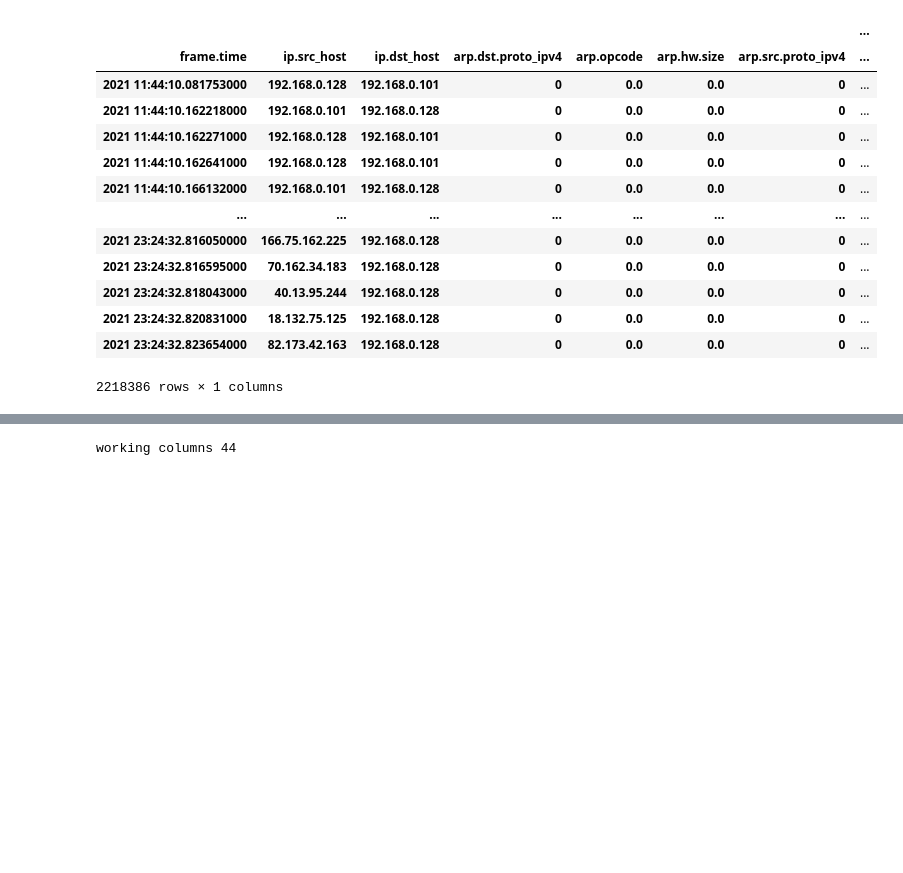
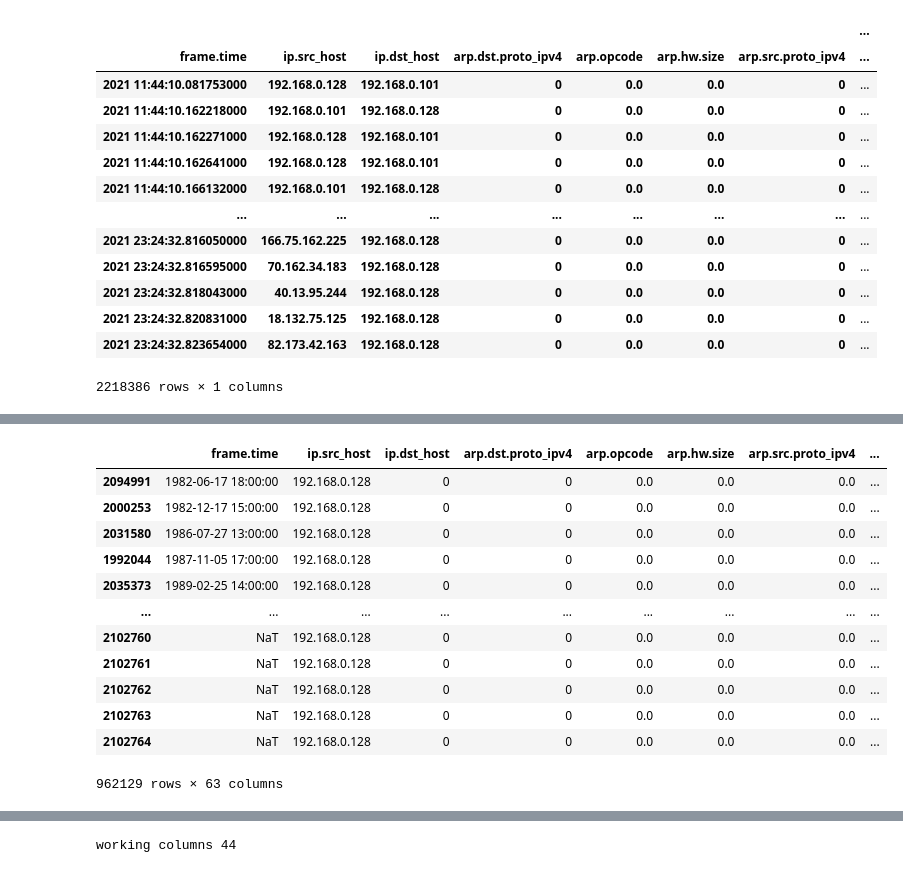
Before and after one commit to mohib988/Ml-project-Intruction-Detection, a Jupyter notebook: predict-attack-and-attack-type.ipynb, the cells around one changed output, grey strips where cells are left out. Drawn from its saved outputs; the diff is of its cells as text; code cells hidden in the pictures; blank space fills up the shorter version.

```diff
--- a/predict-attack-and-attack-type.ipynb
+++ b/predict-attack-and-attack-type.ipynb
@@ -138,3 +148,19 @@ df.describe(include='object')
+# %%
+filtered_df.sort_values(by="frame.time")
+# %% [output]
+|  | frame.time | ip.src_host | ip.dst_host | arp.dst.proto_ipv4 | arp.opcode | arp.hw.size | arp.src.proto_ipv4 | ... |
+| 2094991 | 1982-06-17 18:00:00 | 192.168.0.128 | 0 | 0 | 0.0 | 0.0 | 0.0 | ... |
+| 2000253 | 1982-12-17 15:00:00 | 192.168.0.128 | 0 | 0 | 0.0 | 0.0 | 0.0 | ... |
+| 2031580 | 1986-07-27 13:00:00 | 192.168.0.128 | 0 | 0 | 0.0 | 0.0 | 0.0 | ... |
+| 1992044 | 1987-11-05 17:00:00 | 192.168.0.128 | 0 | 0 | 0.0 | 0.0 | 0.0 | ... |
+| 2035373 | 1989-02-25 14:00:00 | 192.168.0.128 | 0 | 0 | 0.0 | 0.0 | 0.0 | ... |
+| ... | ... | ... | ... | ... | ... | ... | ... | ... |
+| 2102760 | NaT | 192.168.0.128 | 0 | 0 | 0.0 | 0.0 | 0.0 | ... |
+| 2102761 | NaT | 192.168.0.128 | 0 | 0 | 0.0 | 0.0 | 0.0 | ... |
+| 2102762 | NaT | 192.168.0.128 | 0 | 0 | 0.0 | 0.0 | 0.0 | ... |
+| 2102763 | NaT | 192.168.0.128 | 0 | 0 | 0.0 | 0.0 | 0.0 | ... |
+| 2102764 | NaT | 192.168.0.128 | 0 | 0 | 0.0 | 0.0 | 0.0 | ... |
+962129 rows × 63 columns
 # %%
 # profile = ProfileReport(df, title="Profiling Report")
 # profile.to_file('Data Analysis.html')
```
Also changed, not shown: parts of 11 cells of this notebook, 2 other files.
